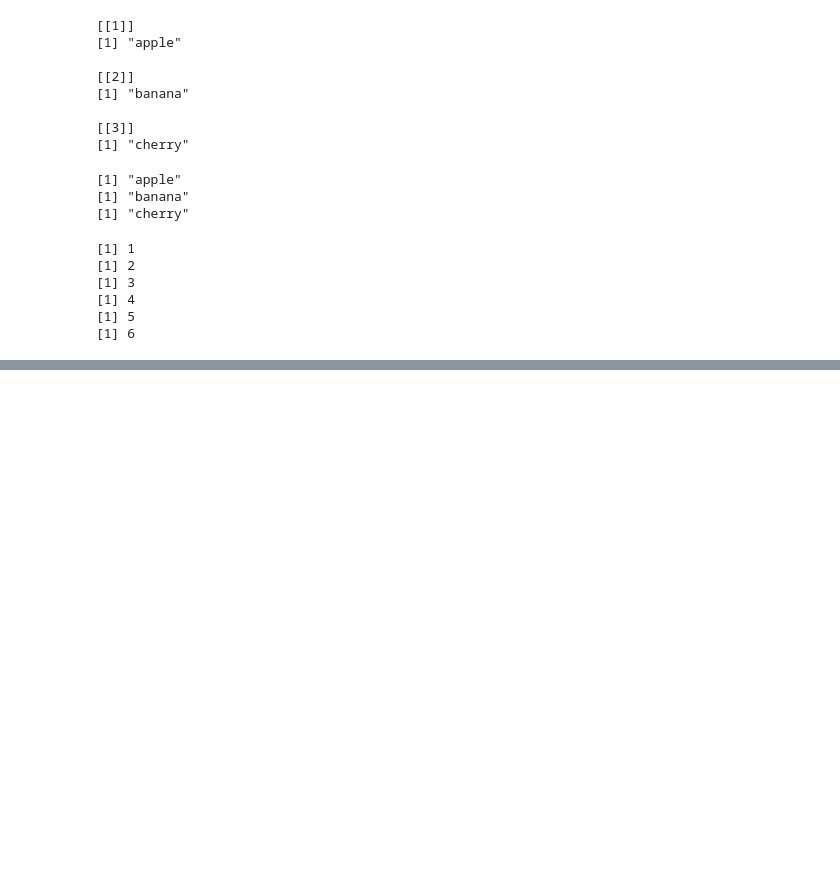
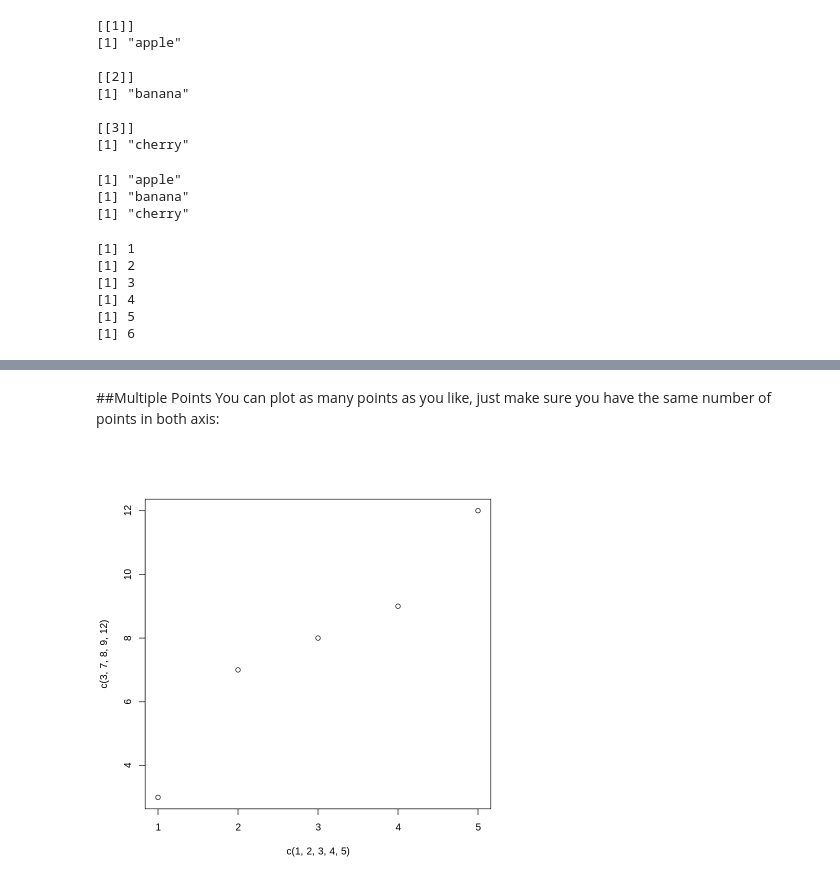
Before and after one commit to dsnnaveen/Videos, a Jupyter notebook: 1_r_notebook_from_23_3.ipynb, the cells around one changed output, grey strips where cells are left out. Cells and saved outputs as stored; diff of their text form; code cells hidden in the pictures; blank space fills up the shorter version.

```diff
--- a/1_r_notebook_from_23_3.ipynb
+++ b/1_r_notebook_from_23_3.ipynb
@@ -759,0 +1966,7 @@ for (x in dice) {
+# %% [markdown]
+##Multiple Points
+You can plot as many points as you like, just make sure you have the same number of points in both axis:
+# %%
+plot(c(1, 2, 3, 4, 5), c(3, 7, 8, 9, 12))
+# %% [output]
+[figure, added]
```
Also changed, not shown: parts of 158 cells of this notebook.
